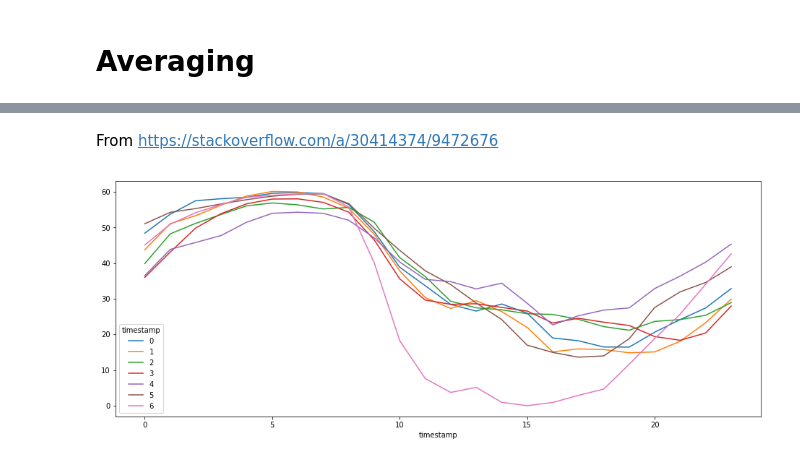
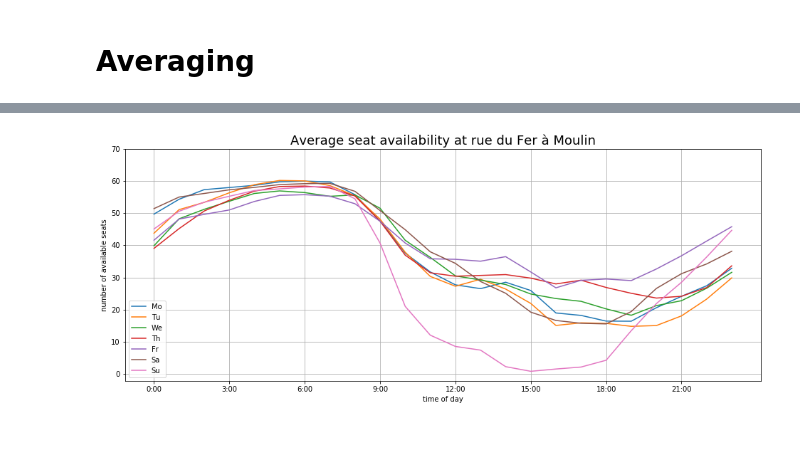
Before and after one commit to antoinechoffrut/la_permanence, a Jupyter notebook: la_permanence_EDA.ipynb, the cells around one changed output, grey strips where cells are left out. Saved outputs shown, nothing was run; the diff lists cells and outputs as text; code cells hidden in the pictures.

```diff
--- a/la_permanence_EDA.ipynb
+++ b/la_permanence_EDA.ipynb
@@ -128,4 +140,0 @@ Our next goal is to have a representative day.  For this, we introduce two more
-# %%
-attendance['day of week'] = attendance.index.dayofweek.map(days_of_the_week)
-attendance['hour of day'] = attendance.index.hour
-#attendance.head()
@@ -153,11 +141,19 @@ attendance_by_day_of_week.groupby(by=['day of week']).plot(figsize=(16, 4));
-# %% [markdown]
-From
-https://stackoverflow.com/a/30414374/9472676
-# %%
-df = attendance.loc[:, ['Moulin']]
-pv = pd.pivot_table(df, index=df.index.hour, columns=df.index.dayofweek, values='Moulin', aggfunc='mean')
-#pv
-
-pv.plot(figsize=(16, 6));
-# %% [output]
-[figure, removed]
+# %%
+moulin = attendance.loc[:, ['Moulin']]
+moulin_by_day_of_week = pd.pivot_table(moulin, index=moulin.index.hour, columns=moulin.index.dayofweek, values='Moulin', aggfunc='mean')
+
+fig, ax = plt.subplots(figsize=(16, 6));
+moulin_by_day_of_week.plot(ax=ax);
+
+ax.set_title("Average seat availability at rue du Fer à Moulin", fontsize=18)
+ax.set_ylabel("number of available seats")
+ax.set_xlabel("time of day")
+
+ax.set_yticks(range(0, 80, 10))
+ax.set_xticks(range(0,24, 3))
+ax.set_xticklabels([f'{int(x)}:00' for x in ax.get_xticks()])
+
+ax.legend(days_of_the_week.values())
+ax.grid()
+# %% [output]
+[figure, added]
```
Also changed, not shown: parts of 37 cells of this notebook.
